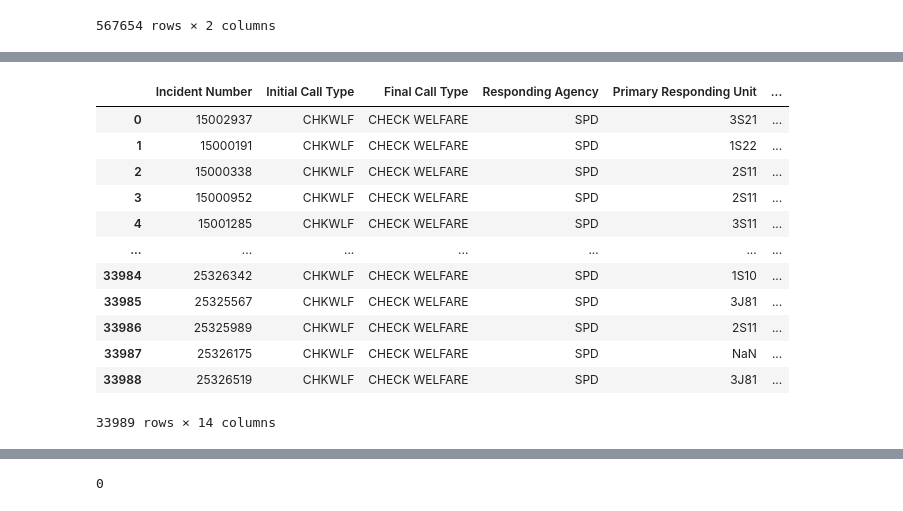
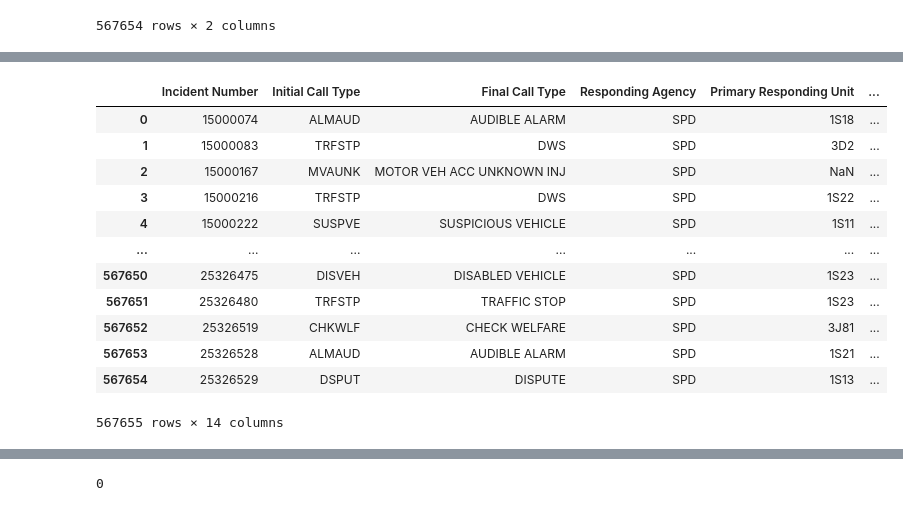
Before and after one commit to vaeryniil/welfare-check-response-analysis, a Jupyter notebook: cleaning/SPR_data_cleaning.ipynb, the cells around one changed output, grey strips where cells are left out. Cells and saved outputs as stored; diff of their text form; code cells hidden in the pictures.

```diff
--- a/cleaning/SPR_data_cleaning.ipynb
+++ b/cleaning/SPR_data_cleaning.ipynb
@@ -113,9 +46,9 @@ WELFARE2025 = SPR2025[SPR2025['Initial Call Type'] == 'CHKWLF']
 # %%
 #combining into a single SPR welfare data frame [still with no primary units or disposition]
-frames = [WELFARE2015, WELFARE2016, WELFARE2017, WELFARE2018, WELFARE2019, WELFARE2020,
-          WELFARE2021, WELFARE2022, WELFARE2023, WELFARE2024, WELFARE2025]
+frames = [SPR2015, SPR2016, SPR2017, SPR2018, SPR2019, SPR2020,
+          SPR2021, SPR2022, SPR2023, SPR2024, SPR2025]
 
-WELFARE = pd.concat(frames)
-WELFARE
+SPR = pd.concat(frames)
+SPR
 # %% [output]
 |  | Incident Number | Initial Call Type | Final Call Type | Responding Agency | Primary Responding Unit | ... |
@@ -191,3 +105,8 @@ closed_all_years
 | 43706 | 25320899 | XRPT |
 | 43707 | 25325373 | XRPT |
 567654 rows × 2 columns
+# %%
+#left join units
+intermediate = pd.merge(SPR,units_all_years, left_on='Incident Number', right_on='inci id',how='left')
+intermediate.drop('inci id',axis=1,inplace=True)
+intermediate
@@ -194,19 +127,20 @@ closed_all_years
 # %%
-SPR_welfare = pd.merge(intermediate,closed_all_years, on='Incident Number',how='left')
-SPR_welfare
+#left join closed codes
+SPR = pd.merge(intermediate,closed_all_years, on='Incident Number',how='left')
+SPR
 # %% [output]
 |  | Incident Number | Initial Call Type | Final Call Type | Responding Agency | Primary Responding Unit | ... |
-| 0 | 15002937 | CHKWLF | CHECK WELFARE | SPD | 3S21 | ... |
-| 1 | 15000191 | CHKWLF | CHECK WELFARE | SPD | 1S22 | ... |
-| 2 | 15000338 | CHKWLF | CHECK WELFARE | SPD | 2S11 | ... |
-| 3 | 15000952 | CHKWLF | CHECK WELFARE | SPD | 2S11 | ... |
-| 4 | 15001285 | CHKWLF | CHECK WELFARE | SPD | 3S11 | ... |
+| 0 | 15000074 | ALMAUD | AUDIBLE ALARM | SPD | 1S18 | ... |
+| 1 | 15000083 | TRFSTP | DWS | SPD | 3D2 | ... |
+| 2 | 15000167 | MVAUNK | MOTOR VEH ACC UNKNOWN INJ | SPD | NaN | ... |
+| 3 | 15000216 | TRFSTP | DWS | SPD | 1S22 | ... |
+| 4 | 15000222 | SUSPVE | SUSPICIOUS VEHICLE | SPD | 1S11 | ... |
 | ... | ... | ... | ... | ... | ... | ... |
-| 33984 | 25326342 | CHKWLF | CHECK WELFARE | SPD | 1S10 | ... |
-| 33985 | 25325567 | CHKWLF | CHECK WELFARE | SPD | 3J81 | ... |
-| 33986 | 25325989 | CHKWLF | CHECK WELFARE | SPD | 2S11 | ... |
-| 33987 | 25326175 | CHKWLF | CHECK WELFARE | SPD | NaN | ... |
-| 33988 | 25326519 | CHKWLF | CHECK WELFARE | SPD | 3J81 | ... |
+| 567650 | 25326475 | DISVEH | DISABLED VEHICLE | SPD | 1S23 | ... |
+| 567651 | 25326480 | TRFSTP | TRAFFIC STOP | SPD | 1S23 | ... |
+| 567652 | 25326519 | CHKWLF | CHECK WELFARE | SPD | 3J81 | ... |
+| 567653 | 25326528 | ALMAUD | AUDIBLE ALARM | SPD | 1S21 | ... |
+| 567654 | 25326529 | DSPUT | DISPUTE | SPD | 1S13 | ... |
-33989 rows × 14 columns
+567655 rows × 14 columns
 # %%
 #Make new columns for month and year, for later grouping
```
Also changed, not shown: parts of 29 cells of this notebook, 2 other files.
